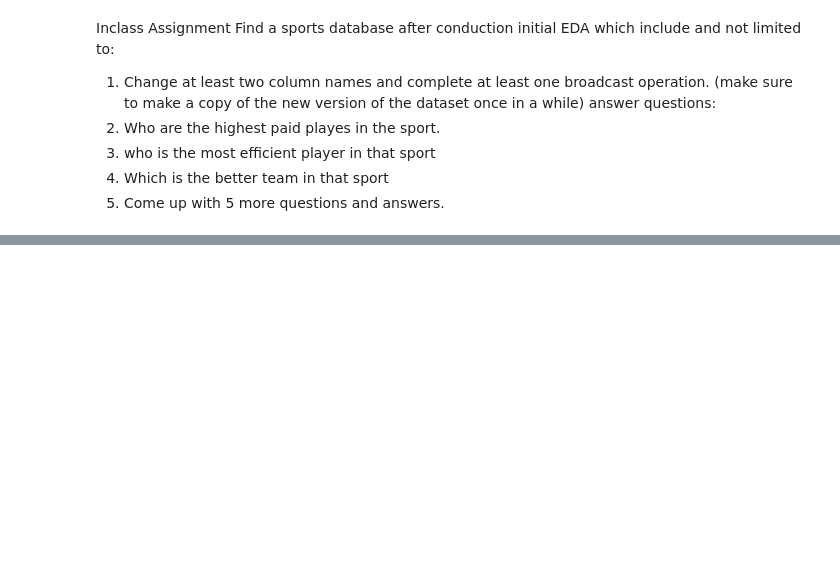
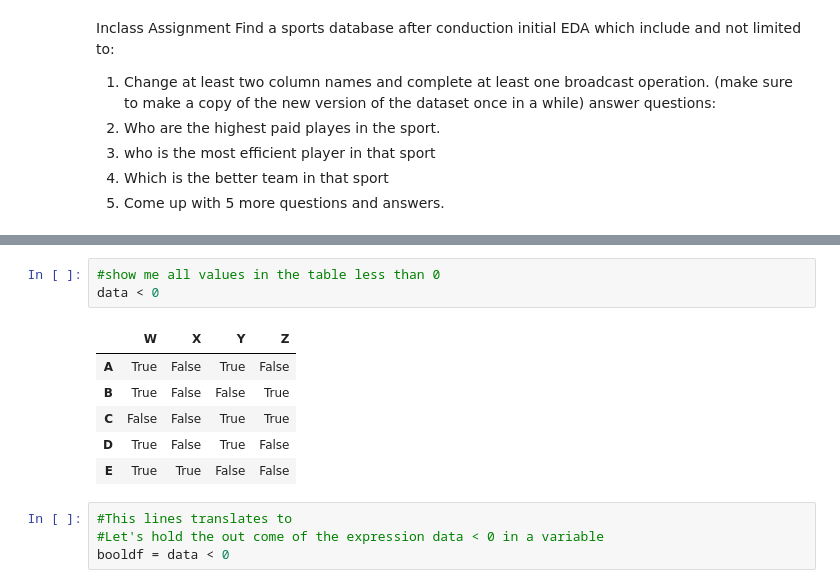
Before and after one commit to somezzedup/Micro-Credential-Winter-2022, a Jupyter notebook: Pandas_1.ipynb, the cells around one changed output, grey strips where cells are left out. Cells and saved outputs as stored; diff of their text form; blank space fills up the shorter version.

```diff
--- a/Pandas_1.ipynb
+++ b/Pandas_1.ipynb
@@ -485,0 +539,14 @@ answer questions:
+# %%
+#show me all values in the table less than 0
+data < 0
+# %% [output]
+|  | W | X | Y | Z |
+| A | True | False | True | False |
+| B | True | False | False | True |
+| C | False | False | True | True |
+| D | True | False | True | False |
+| E | True | True | False | False |
+# %%
+#This lines translates to
+#Let's hold the out come of the expression data < 0 in a variable
+booldf = data < 0
```
Also changed, not shown: parts of 21 cells of this notebook.
